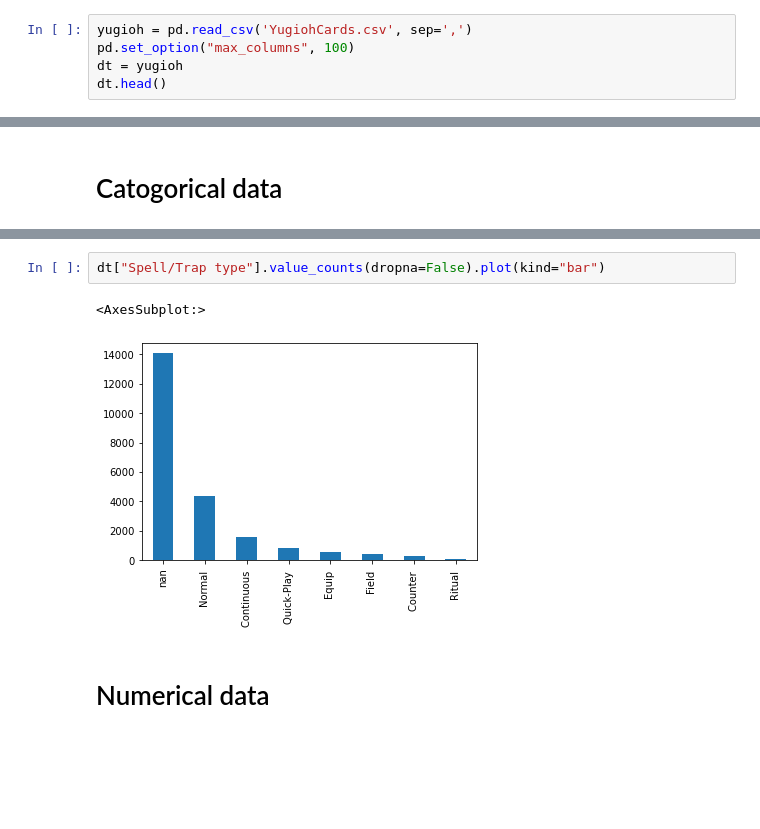
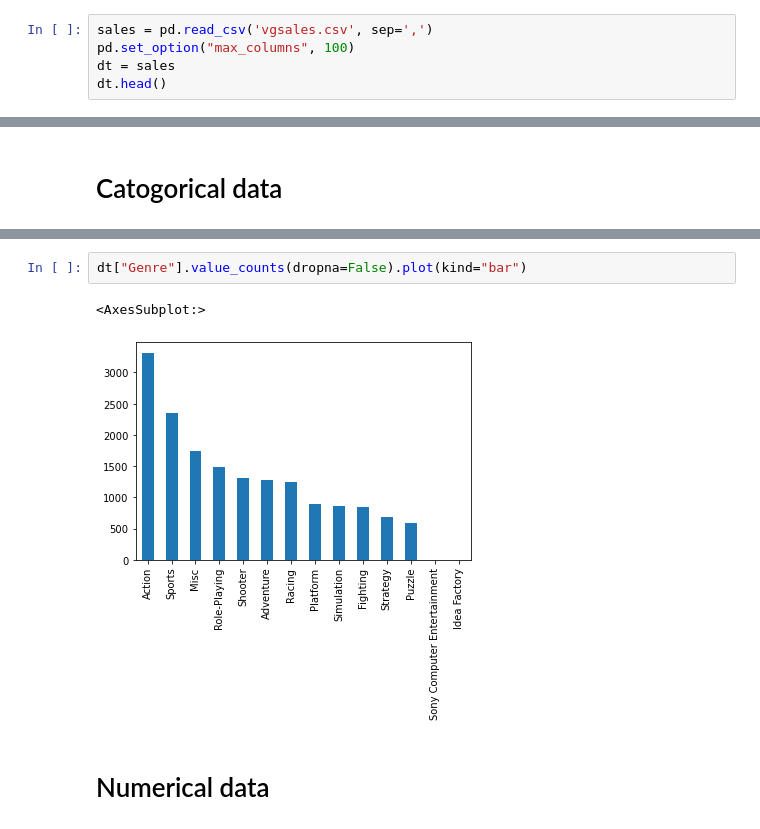
Before and after one commit to justinrds2001/DataScienceRepo, a Jupyter notebook: assignment6&7.ipynb, the cells around one changed output, grey strips where cells are left out. Saved outputs shown, nothing was run; the diff lists cells and outputs as text; blank space fills up the shorter version.

```diff
--- a/assignment6&7.ipynb
+++ b/assignment6&7.ipynb
@@ -3,8 +3,8 @@ import pandas as pd
 # %%
 import seaborn as sns
 # %%
-yugioh = pd.read_csv('YugiohCards.csv', sep=',')
+sales = pd.read_csv('vgsales.csv', sep=',')
 pd.set_option("max_columns", 100)
-dt = yugioh
+dt = sales
 dt.head()
 # %% [output]
@@ -24,7 +38,7 @@ dt["Card type"].value_counts(dropna=False).plot(kind="bar")
 # %%
-dt["Spell/Trap type"].value_counts(dropna=False).plot(kind="bar")
+dt["Genre"].value_counts(dropna=False).plot(kind="bar")
 # %% [output]
 <AxesSubplot:>
-[figure, old version]
+[figure, new version]
 # %% [markdown]
 # Numerical data
```
Also changed, not shown: parts of 15 cells of this notebook, 4 other files.
